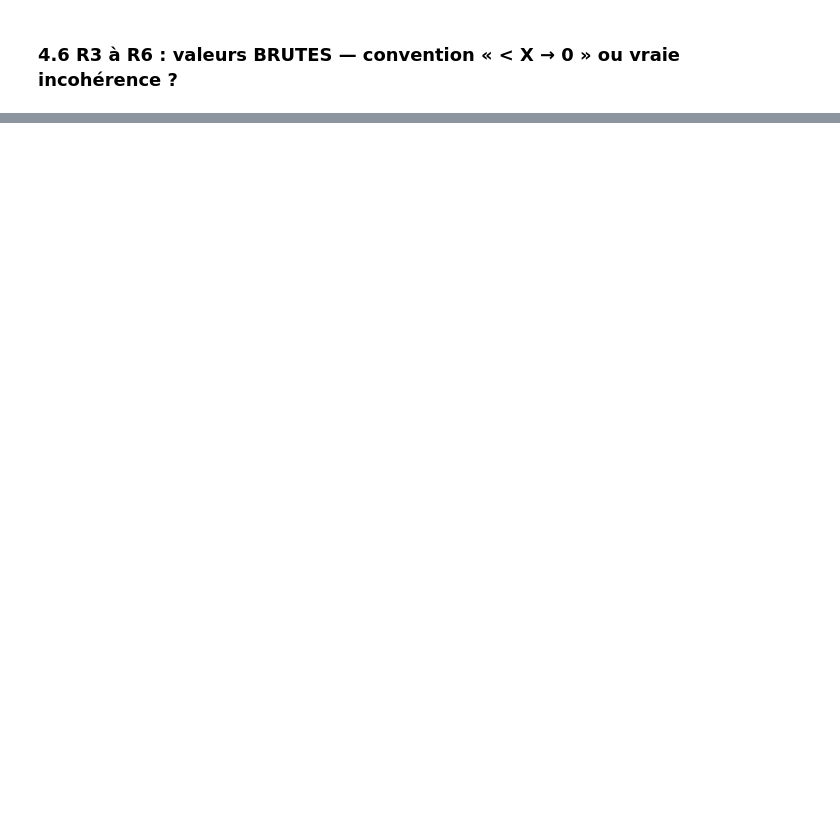
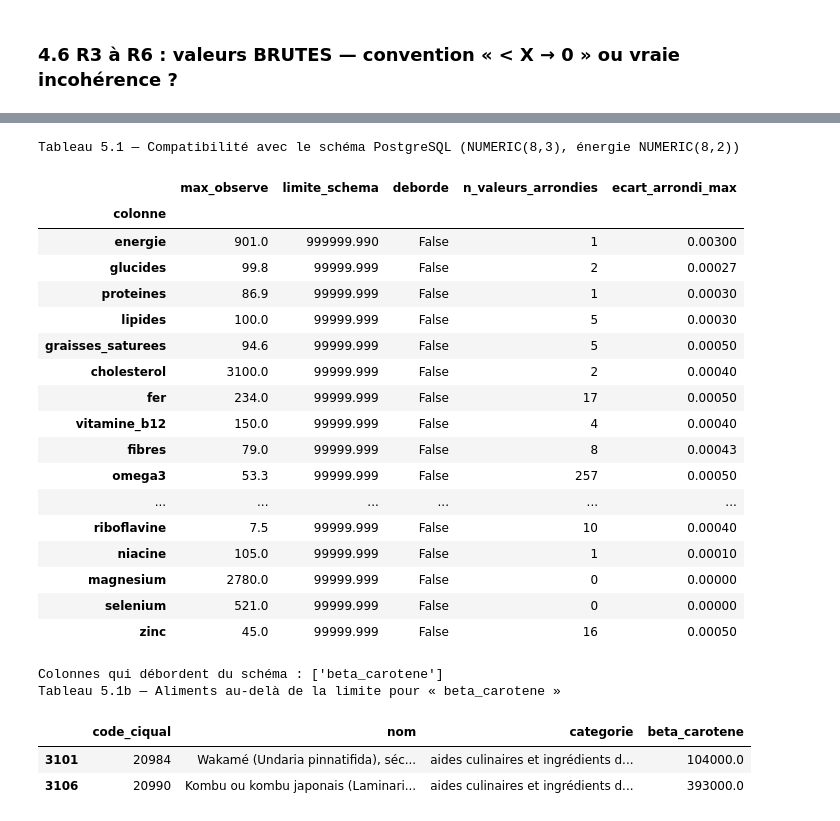
Before and after one commit to SalomeSouque/alimendo_data_science, a Jupyter notebook: 03_ciqual_cleaning.ipynb, the cells around one changed output, grey strips where cells are left out. Cells and saved outputs as stored; diff of their text form; code cells hidden in the pictures; blank space fills up the shorter version.

```diff
--- a/03_ciqual_cleaning.ipynb
+++ b/03_ciqual_cleaning.ipynb
@@ -1130,0 +1227,47 @@ Tableau 4.6 — Valeurs BRUTES (avant conversion) des aliments en infraction R3
+# %%
+cols_numeriques  = ["energie", *PARAMETRES_NUTRITIONNELS]
+DECIMALES_SCHEMA = {"energie": 2, **{p: 3 for p in PARAMETRES_NUTRITIONNELS}}           # NUMERIC(8,2) / NUMERIC(8,3)
+LIMITE_SCHEMA    = {c: 10 ** (8 - d) - 10 ** (-d) for c, d in DECIMALES_SCHEMA.items()}  # ex. 99 999,999
+
+lignes_schema = []
+for c in cols_numeriques:
+    x = aliments_propres[c].dropna()
+    ecart_arrondi = (x - x.round(DECIMALES_SCHEMA[c])).abs()
+    lignes_schema.append({"colonne": c, "max_observe": x.max(), "limite_schema": LIMITE_SCHEMA[c],
+                          "deborde": bool(x.max() > LIMITE_SCHEMA[c]),
+                          "n_valeurs_arrondies": int((ecart_arrondi > 1e-9).sum()),   # 1e-9 : ignore le bruit flottant
+                          "ecart_arrondi_max": ecart_arrondi.max()})
+controle_schema = pd.DataFrame(lignes_schema).set_index("colonne")
+print("Tableau 5.1 — Compatibilité avec le schéma PostgreSQL (NUMERIC(8,3), énergie NUMERIC(8,2))")
+display(controle_schema)
+# Rapport (et non blocage) : la vérification bloquante appartient au script d'import en base
+colonnes_debordantes = controle_schema.index[controle_schema["deborde"]].tolist()
+print(f"Colonnes qui débordent du schéma : {colonnes_debordantes or 'aucune'}")
+for c in colonnes_debordantes:
+    print(f"Tableau 5.1b — Aliments au-delà de la limite pour « {c} »")
+    display(aliments_propres.loc[aliments_propres[c] > LIMITE_SCHEMA[c], ["code_ciqual", "nom", "categorie", c]])
+# %% [output]
+Tableau 5.1 — Compatibilité avec le schéma PostgreSQL (NUMERIC(8,3), énergie NUMERIC(8,2))
+|  | max_observe | limite_schema | deborde | n_valeurs_arrondies | ecart_arrondi_max |
+| colonne |  |  |  |  |  |
+| energie | 901.0 | 999999.990 | False | 1 | 0.00300 |
+| glucides | 99.8 | 99999.999 | False | 2 | 0.00027 |
+| proteines | 86.9 | 99999.999 | False | 1 | 0.00030 |
+| lipides | 100.0 | 99999.999 | False | 5 | 0.00030 |
+| graisses_saturees | 94.6 | 99999.999 | False | 5 | 0.00050 |
+| cholesterol | 3100.0 | 99999.999 | False | 2 | 0.00040 |
+| fer | 234.0 | 99999.999 | False | 17 | 0.00050 |
+| vitamine_b12 | 150.0 | 99999.999 | False | 4 | 0.00040 |
+| fibres | 79.0 | 99999.999 | False | 8 | 0.00043 |
+| omega3 | 53.3 | 99999.999 | False | 257 | 0.00050 |
+| ... | ... | ... | ... | ... | ... |
+| riboflavine | 7.5 | 99999.999 | False | 10 | 0.00040 |
+| niacine | 105.0 | 99999.999 | False | 1 | 0.00010 |
+| magnesium | 2780.0 | 99999.999 | False | 0 | 0.00000 |
+| selenium | 521.0 | 99999.999 | False | 0 | 0.00000 |
+| zinc | 45.0 | 99999.999 | False | 16 | 0.00050 |
+Colonnes qui débordent du schéma : ['beta_carotene']
+Tableau 5.1b — Aliments au-delà de la limite pour « beta_carotene »
+|  | code_ciqual | nom | categorie | beta_carotene |
+| 3101 | 20984 | Wakamé (Undaria pinnatifida), séc... | aides culinaires et ingrédients d... | 104000.0 |
+| 3106 | 20990 | Kombu ou kombu japonais (Laminari... | aides culinaires et ingrédients d... | 393000.0 |
```
Also changed, not shown: parts of 18 cells of this notebook.
